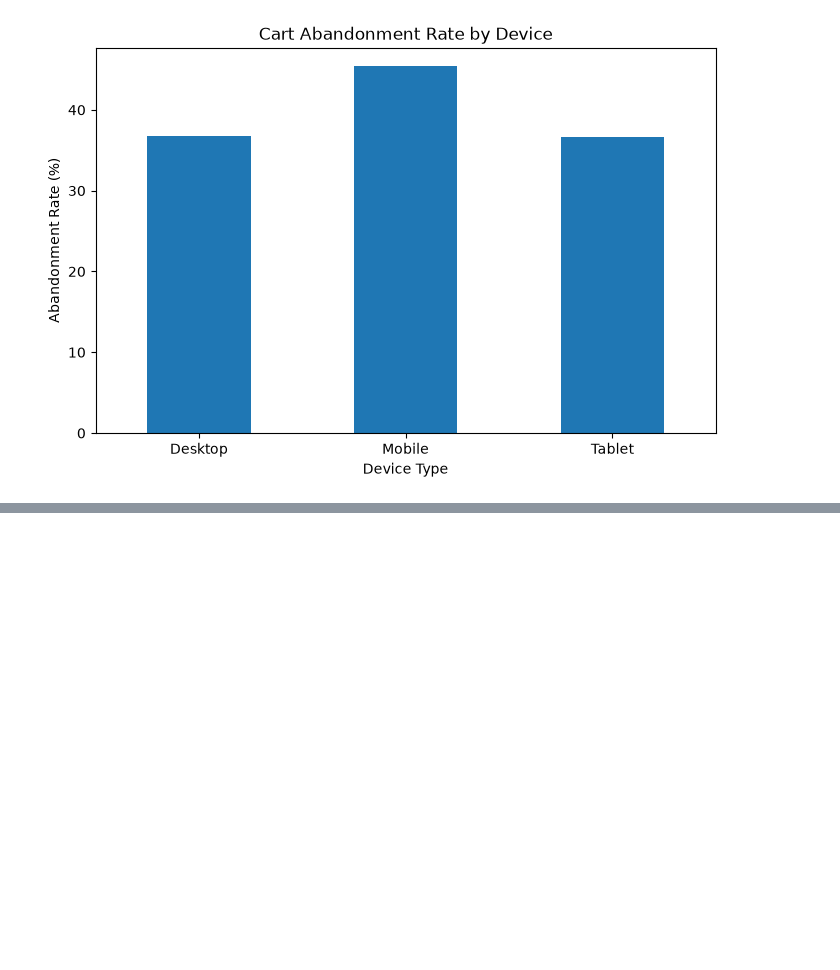
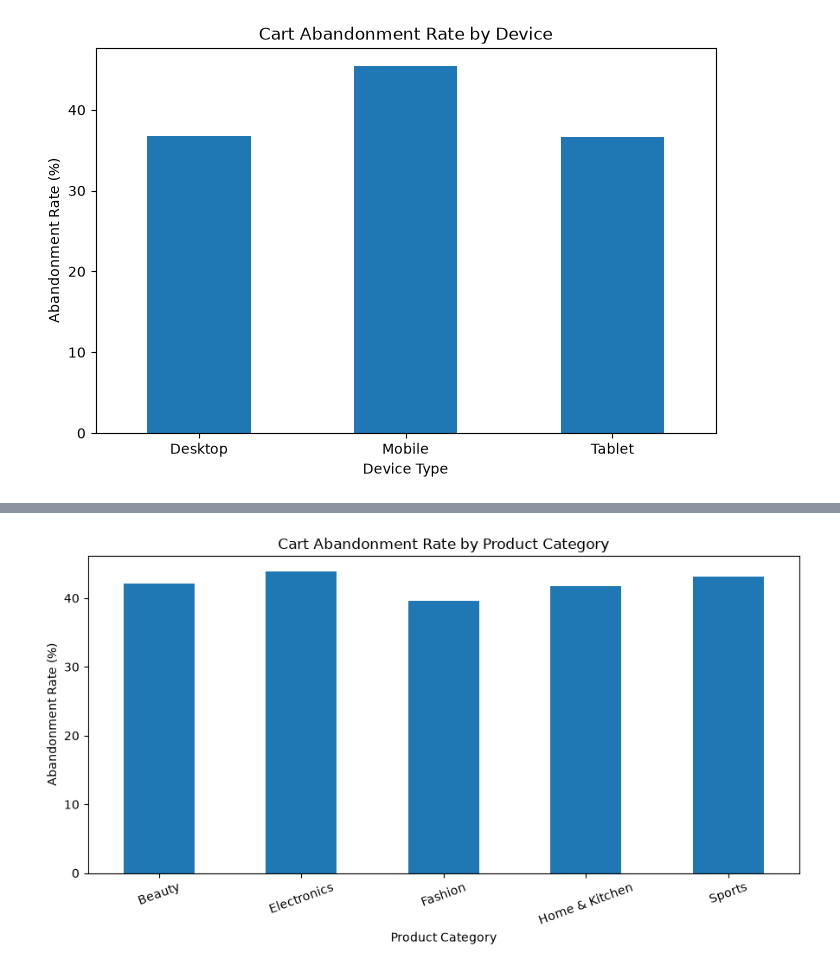
Before and after one commit to saanvi-saxena/cart-abandonment-analysis, a Jupyter notebook: python/data_exploration.ipynb, the cells around one changed output, grey strips where cells are left out. Saved outputs shown, nothing was run; the diff lists cells and outputs as text; code cells hidden in the pictures; blank space fills up the shorter version.

Commit message:
Product category-wise cart abandonment analysis

```diff
--- a/python/data_exploration.ipynb
+++ b/python/data_exploration.ipynb
@@ -255,0 +305,14 @@ plt.show()
+# %%
+category_analysis["Abandonment Rate (%)"].plot(
+    kind="bar",
+    figsize=(9, 5)
+)
+
+plt.title("Cart Abandonment Rate by Product Category")
+plt.xlabel("Product Category")
+plt.ylabel("Abandonment Rate (%)")
+plt.xticks(rotation=20)
+plt.tight_layout()
+plt.show()
+# %% [output]
+[figure, added]
```
Also changed, not shown: parts of 2 cells of this notebook.
